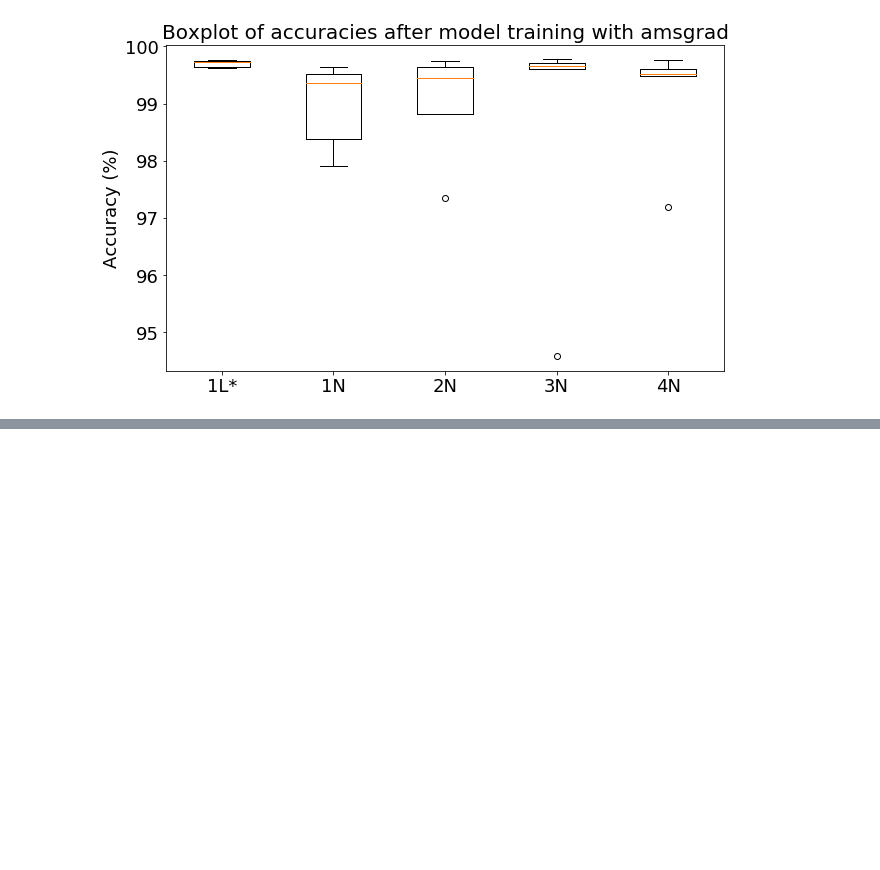
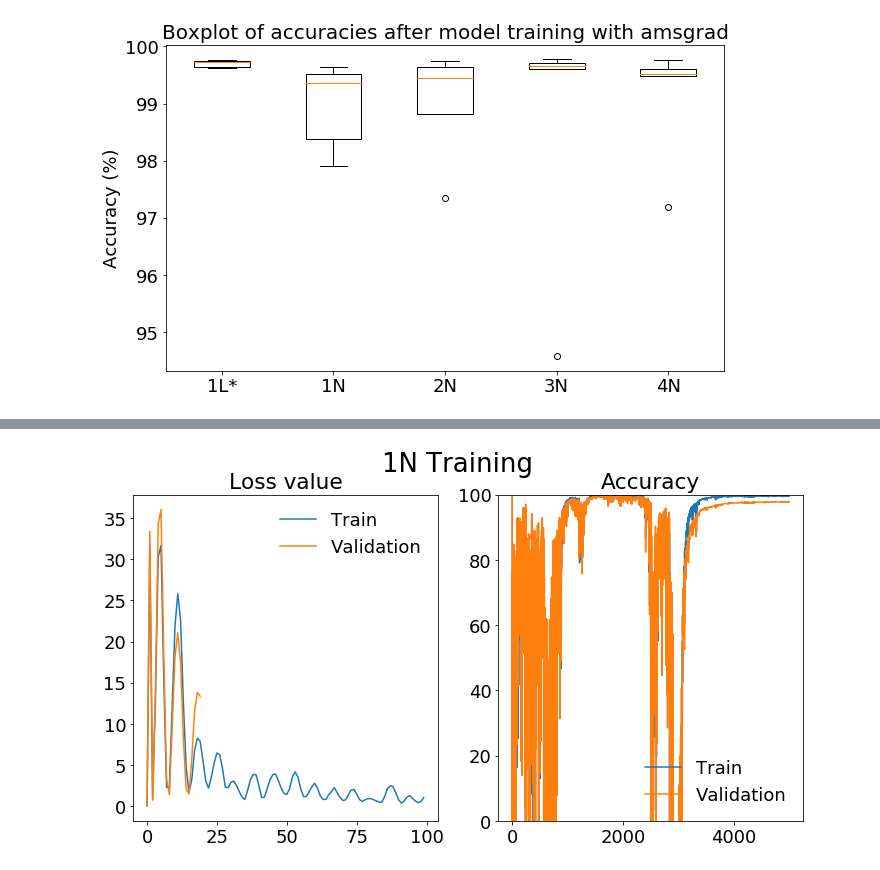
Before and after one commit to eap40/iib-neuro-proj, a Jupyter notebook: Notebooks/training_build3.ipynb, the cells around one changed output, grey strips where cells are left out. Saved outputs shown, nothing was run; the diff lists cells and outputs as text; code cells hidden in the pictures; blank space fills up the shorter version.

```diff
--- a/Notebooks/training_build3.ipynb
+++ b/Notebooks/training_build3.ipynb
@@ -276,0 +370,18 @@ plt.show()
+# %%
+fig, ax = plt.subplots(nrows=1, ncols=2)
+fig.set_size_inches(12, 6)
+ax[0].plot(train_losses_1n[:100], label='Train')
+ax[0].plot(val_losses_1n[:20], label='Validation')
+ax[0].legend()
+ax[0].set_title("Loss value")
+
+ax[1].plot(get_accs(train_losses_1n, train_var), label='Train')
+ax[1].plot(get_accs(val_losses_1n, val_var), label='Validation')
+ax[1].legend()
+ax[1].set_title("Accuracy")
+ax[1].set_ylim(0,100)
+
+fig.suptitle("1N Training", fontsize=26)
+plt.show()
+# %% [output]
+[figure, added]
```
Also changed, not shown: parts of 41 cells of this notebook.
